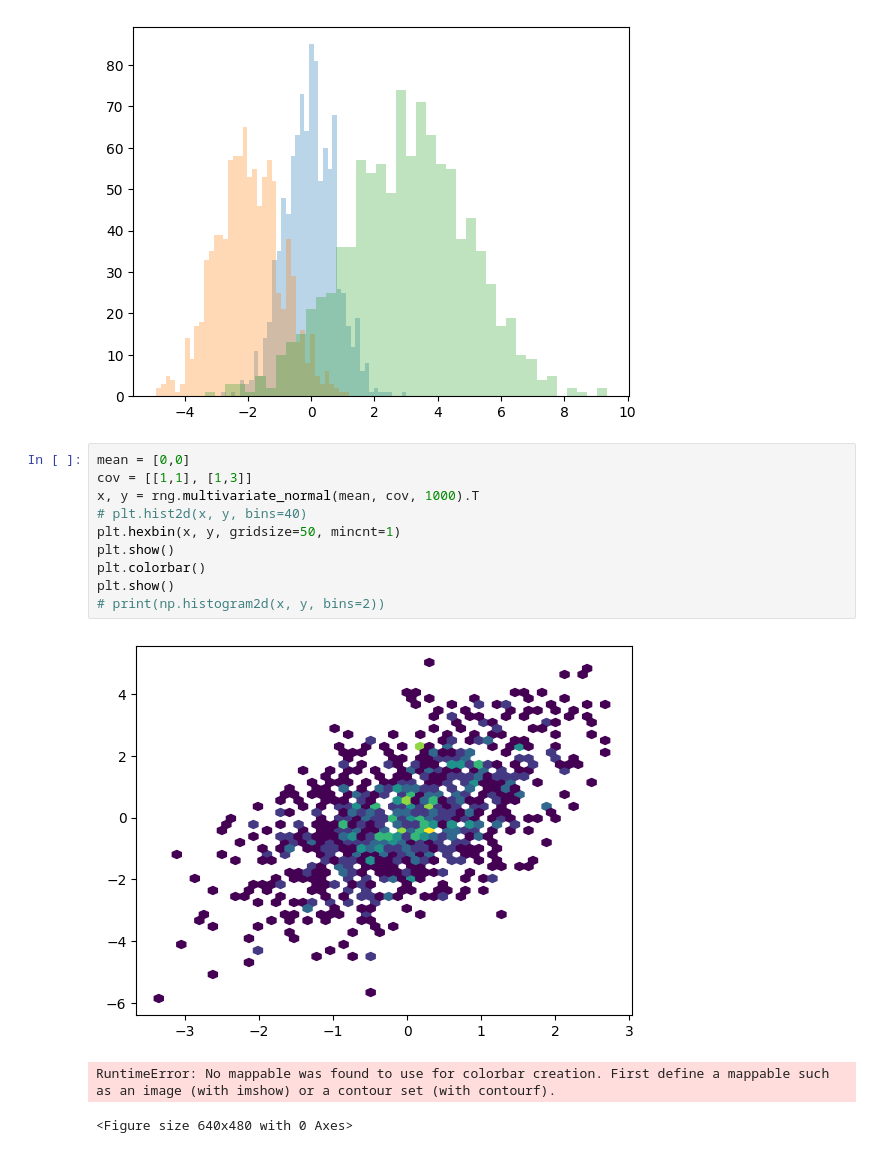
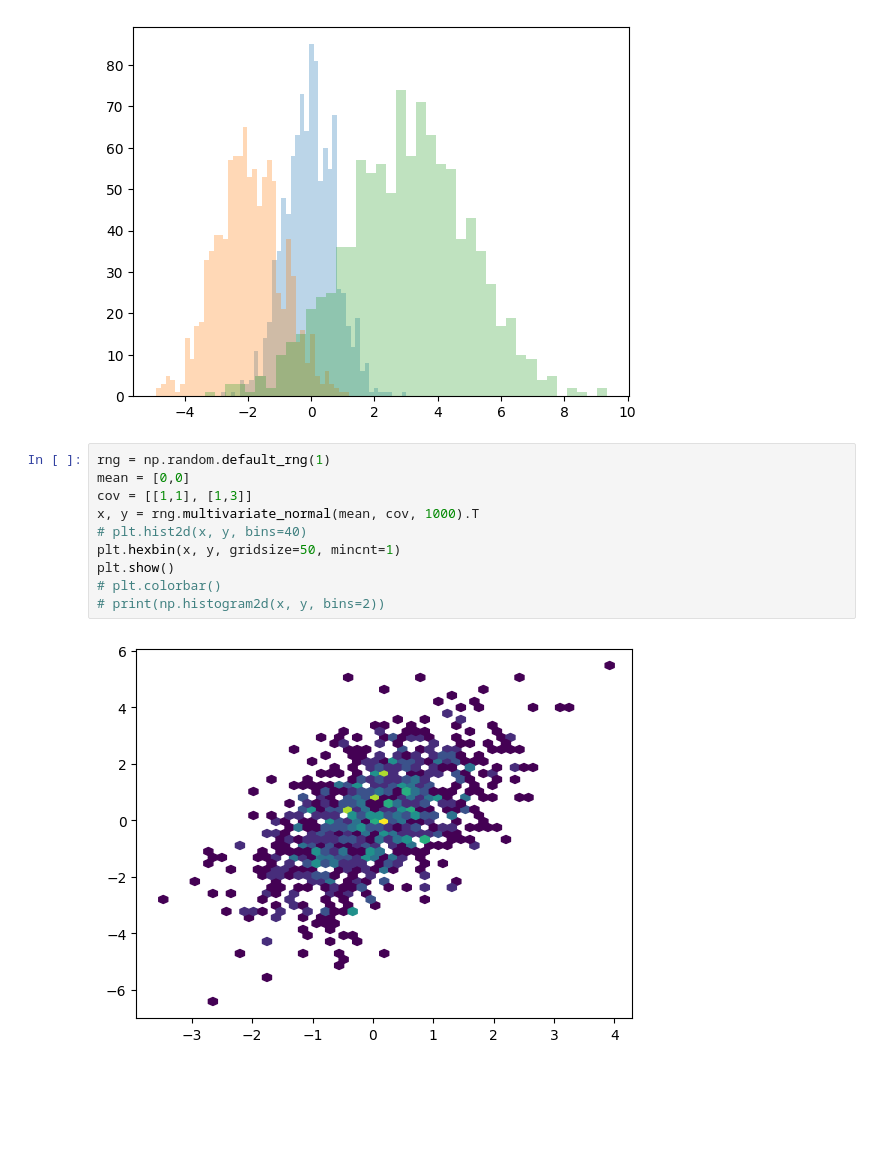
Before and after one commit to muaadii/ml_formula, a Jupyter notebook: Домашнее задание 2.10.ipynb, the cells around one changed output. Saved outputs shown, nothing was run; the diff lists cells and outputs as text; blank space fills up the shorter version.

```diff
--- a/Домашнее задание 2.10.ipynb
+++ b/Домашнее задание 2.10.ipynb
@@ -204,16 +204,14 @@ plt.show()
 (array([1000]), array([-2.83904398,  3.00130797]))
 [figure]
 # %%
+rng = np.random.default_rng(1)
 mean = [0,0]
 cov = [[1,1], [1,3]]
 x, y = rng.multivariate_normal(mean, cov, 1000).T
 # plt.hist2d(x, y, bins=40)
 plt.hexbin(x, y, gridsize=50, mincnt=1)
 plt.show()
-plt.colorbar()
-plt.show()
+# plt.colorbar()
 # print(np.histogram2d(x, y, bins=2))
 # %% [output]
-[figure, old version]
+[figure, new version]
-RuntimeError: No mappable was found to use for colorbar creation. First define a mappable such as an image (with imshow) or a contour set (with contourf).
-<Figure size 640x480 with 0 Axes>
```
